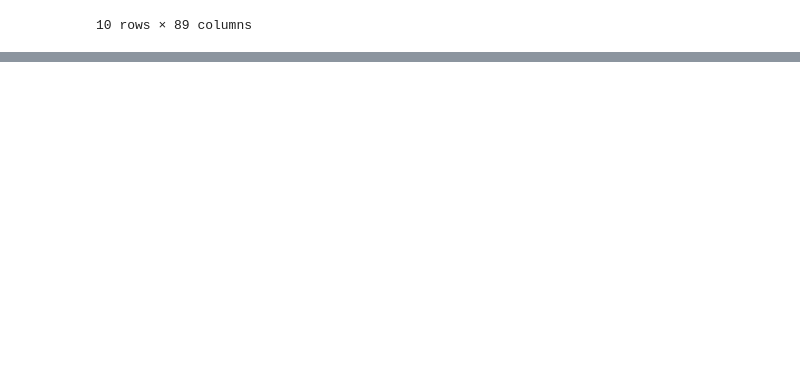
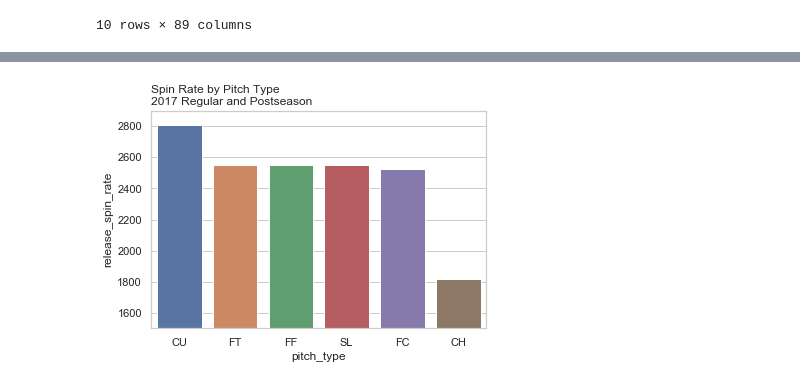
Before and after one commit to jwnorm/jv_world_series_2017, a Jupyter notebook: hw_2.ipynb, the cells around one changed output, grey strips where cells are left out. Saved outputs shown, nothing was run; the diff lists cells and outputs as text; code cells hidden in the pictures; blank space fills up the shorter version.

```diff
--- a/hw_2.ipynb
+++ b/hw_2.ipynb
@@ -91,0 +192,8 @@ jv.groupby(['game_date']).mean()
+# %%
+sns.barplot(x = jv.groupby(['pitch_type']).mean().release_spin_rate.sort_values(ascending = False).index,
+            y = 'release_spin_rate',
+            data = jv.groupby(['pitch_type']).mean().sort_values(by = ['release_spin_rate'], ascending = False))
+plt.title('Spin Rate by Pitch Type\n2017 Regular and Postseason', loc = 'left')
+plt.ylim(1500, 2900);
+# %% [output]
+[figure, added]
```
Also changed, not shown: parts of 64 cells of this notebook.
